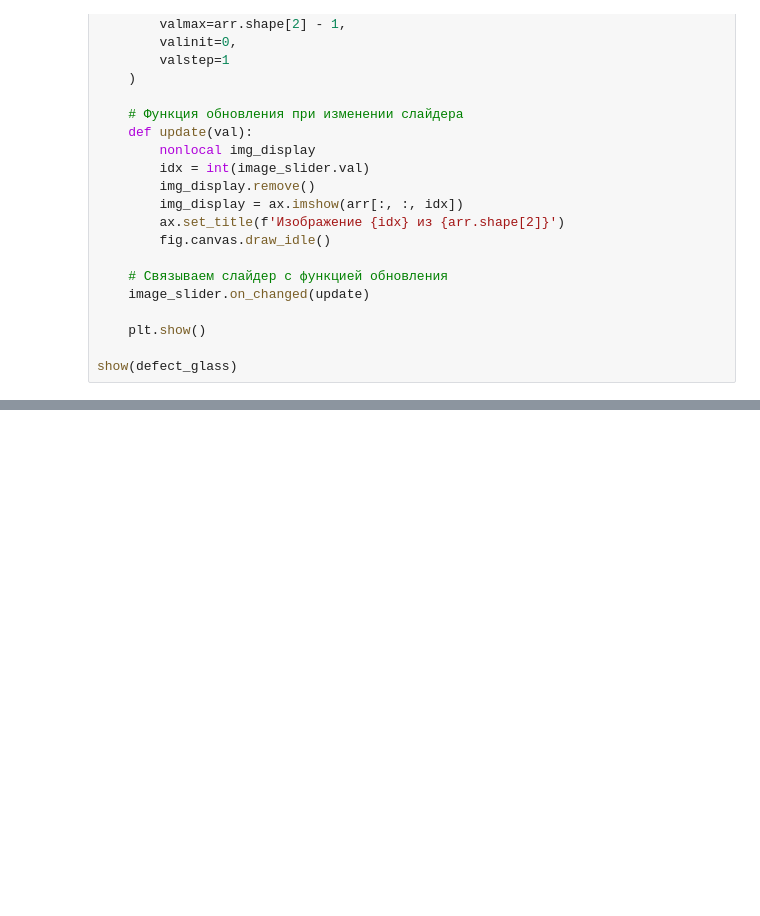
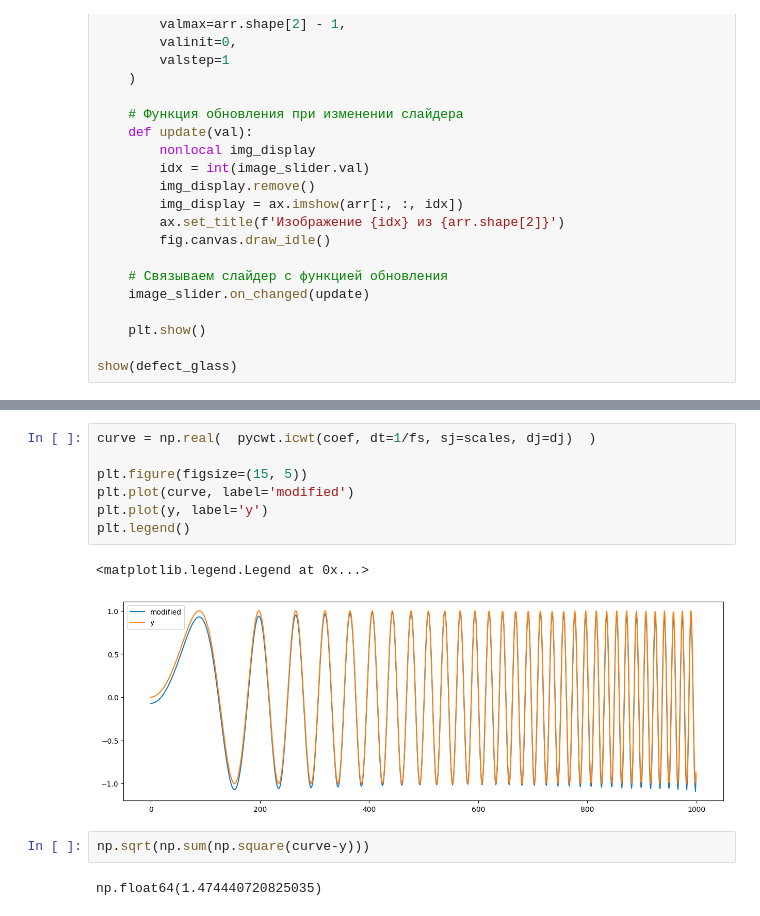
Before and after one commit to RenderAlien/thermograms, a Jupyter notebook: main.ipynb, the cells around one changed output, grey strips where cells are left out. Cells and saved outputs as stored; diff of their text form; blank space fills up the shorter version.

```diff
--- a/main.ipynb
+++ b/main.ipynb
@@ -205,0 +322,14 @@ plt.imshow(    np.log(res+0.001)    )
+# %%
+curve = np.real(  pycwt.icwt(coef, dt=1/fs, sj=scales, dj=dj)  )
+
+plt.figure(figsize=(15, 5))
+plt.plot(curve, label='modified')
+plt.plot(y, label='y')
+plt.legend()
+# %% [output]
+<matplotlib.legend.Legend at 0x...>
+[figure, added]
+# %%
+np.sqrt(np.sum(np.square(curve-y)))
+# %% [output]
+np.float64(1.474440720825035)
```
Also changed, not shown: parts of 27 cells of this notebook, 3 other files.
